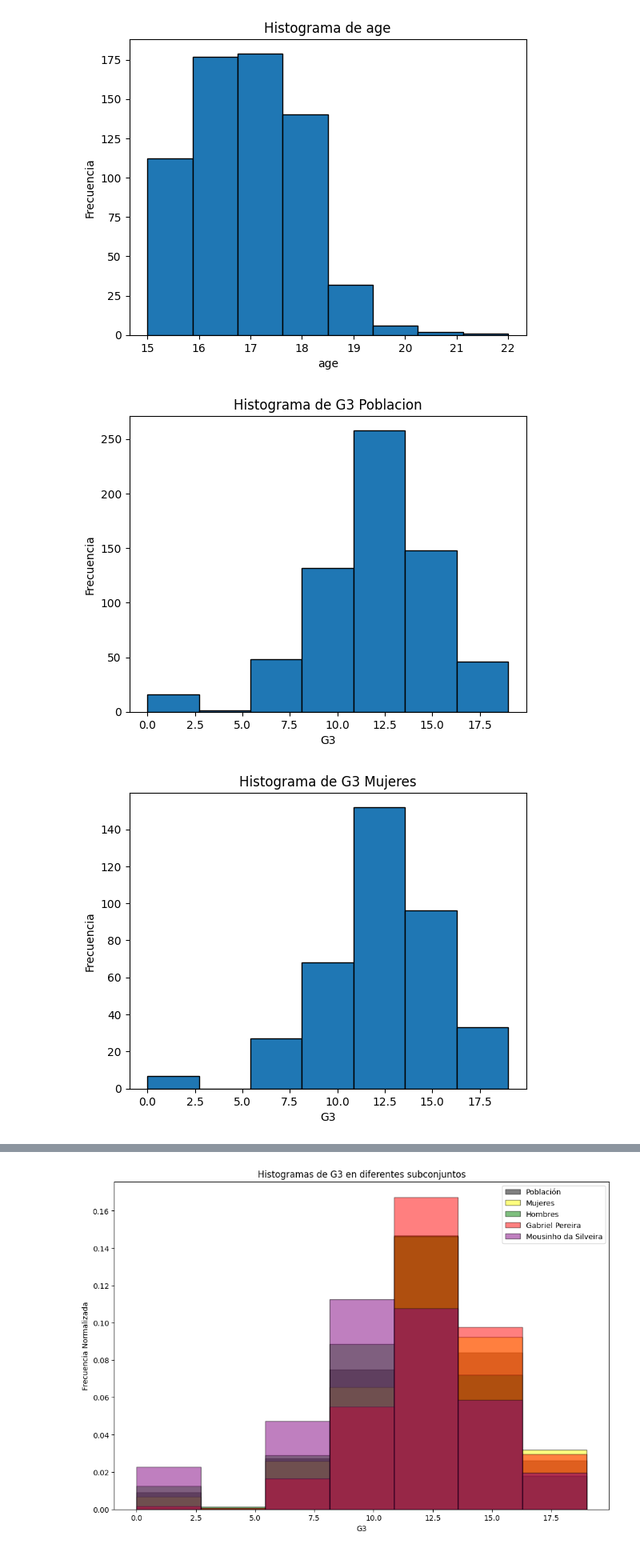
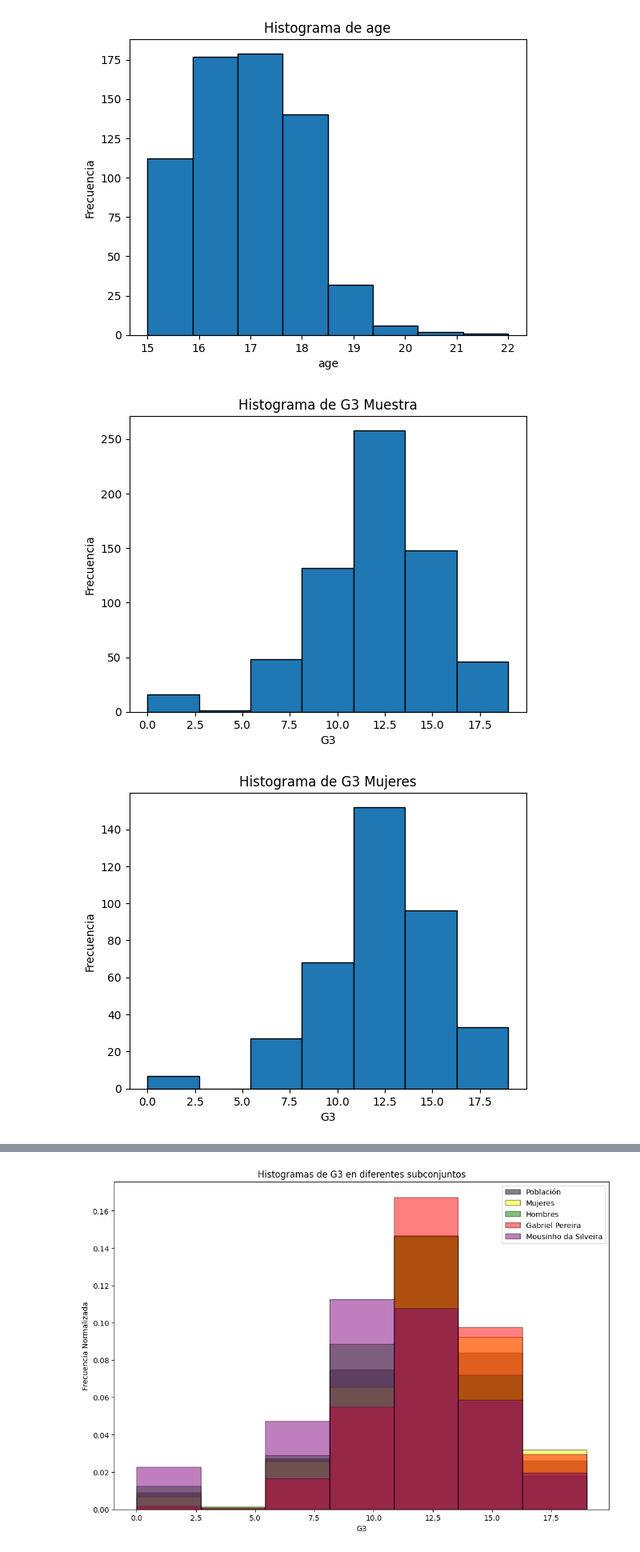
Before and after one commit to Tumup/estadistica, a Jupyter notebook: ESTADISTICA/analisis.ipynb, the cells around one changed output, grey strips where cells are left out. Shown at 80% size. Cells and saved outputs as stored; diff of their text form; code cells hidden in the pictures.

```diff
--- a/ESTADISTICA/analisis.ipynb
+++ b/ESTADISTICA/analisis.ipynb
@@ -158,41 +158,41 @@ variable_of_interest = 'G3'
 
 # Crea el histograma
 plt.hist(dfc[variable_of_interest], bins=7, edgecolor='black')  # Puedes ajustar el número de bins según sea necesario
-plt.title(f'Histograma de {variable_of_interest} Poblacion')
+plt.title(f'Histograma de {variable_of_interest} Muestra')
 plt.xlabel(variable_of_interest)
 plt.ylabel('Frecuencia')
 plt.show()
 
 
 # Crea el histograma Mujeres
 plt.hist(dfcF[variable_of_interest], bins=7, edgecolor='black')  # Puedes ajustar el número de bins según sea necesario
 plt.title(f'Histograma de {variable_of_interest} Mujeres')
 plt.xlabel(variable_of_interest)
 plt.ylabel('Frecuencia')
 plt.show()
 
 # Crea el histograma Hombres
 plt.hist(dfcM[variable_of_interest], bins=7, edgecolor='black')  # Puedes ajustar el número de bins según sea necesario
 plt.title(f'Histograma de {variable_of_interest} Hombres')
 plt.xlabel(variable_of_interest)
 plt.ylabel('Frecuencia')
 plt.show()
 
 # Crea el histograma Hombres
 plt.hist(dfcGP[variable_of_interest], bins=7, edgecolor='black')  # Puedes ajustar el número de bins según sea necesario
 plt.title(f'Histograma de {variable_of_interest} Gabriel Pereira')
 plt.xlabel(variable_of_interest)
 plt.ylabel('Frecuencia')
 plt.show()
 
 # Crea el histograma Hombres
 plt.hist(dfcMS[variable_of_interest], bins=7, edgecolor='black')  # Puedes ajustar el número de bins según sea necesario
 plt.title(f'Histograma de {variable_of_interest} Mousinho da Silveira')
 plt.xlabel(variable_of_interest)
 plt.ylabel('Frecuencia')
 plt.show()
 # %% [output]
-[figure, old version]
+[figure, new version]
 [figure]
 [figure]
 [figure]
```
Also changed, not shown: parts of 7 cells of this notebook.
